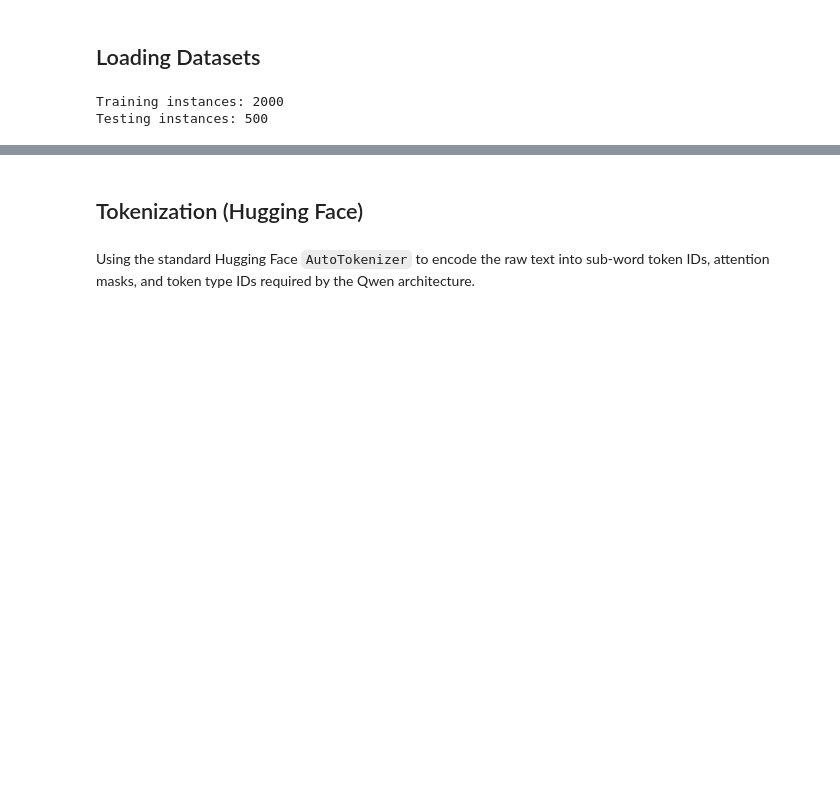
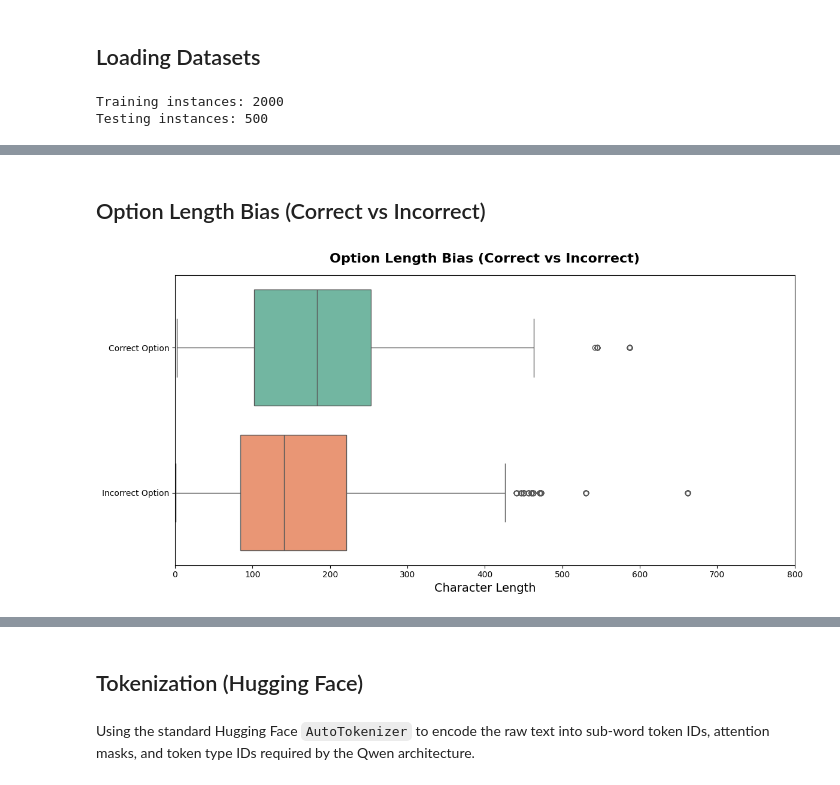
Before and after one commit to BhagyaJyoti22006/Smart-MCQ-Solver-Challenge, a Jupyter notebook: notebooks/Final_Notebook.ipynb, the cells around one changed output, grey strips where cells are left out. Cells and saved outputs as stored; diff of their text form; code cells hidden in the pictures; blank space fills up the shorter version.

```diff
--- a/notebooks/Final_Notebook.ipynb
+++ b/notebooks/Final_Notebook.ipynb
@@ -90,0 +264,29 @@ Testing instances: 500
+# %% [markdown]
+## Option Length Bias (Correct vs Incorrect)
+# %%
+correct_lens = []
+incorrect_lens = []
+
+for _, row in train_df.iterrows():
+    ans = row["answer"]
+    if pd.isna(ans): continue
+    correct_lens.append(len(str(row[ans])))
+    for opt in ["A", "B", "C", "D", "E"]:
+        if opt != ans:
+            incorrect_lens.append(len(str(row[opt])))
+
+plot_df = pd.DataFrame({
+    "Length": correct_lens + incorrect_lens,
+    "Type": ["Correct Option"] * len(correct_lens) + ["Incorrect Option"] * len(incorrect_lens)
+})
+
+plt.figure(figsize=(12, 6))
+sns.boxplot(data=plot_df, x="Length", y="Type", hue="Type", palette="Set2", legend=False)
+plt.title("Option Length Bias (Correct vs Incorrect)", fontsize=16, fontweight="bold", pad=15)
+plt.xlabel("Character Length", fontsize=14)
+plt.ylabel("")
+plt.xlim(0, 800)
+plt.tight_layout()
+plt.show()
+# %% [output]
+[figure, added]
```
Also changed, not shown: parts of 75 cells of this notebook.
